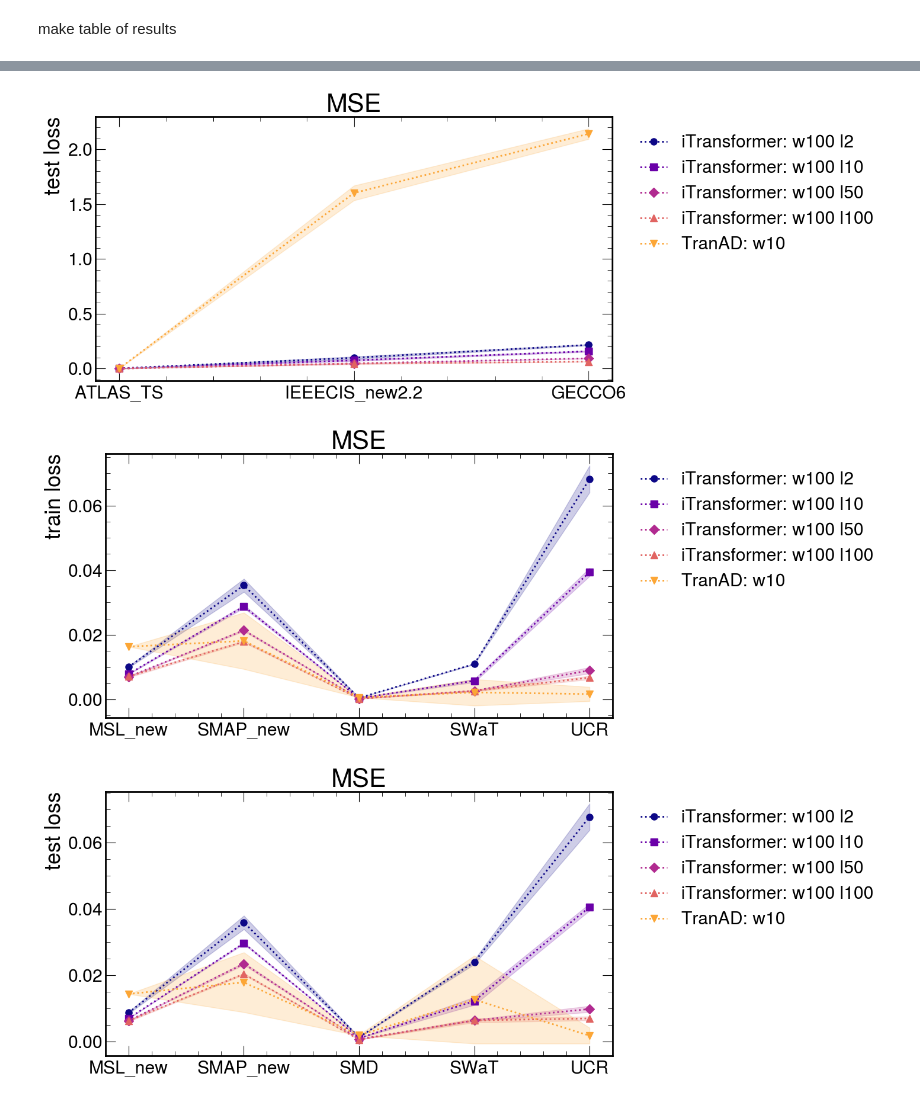
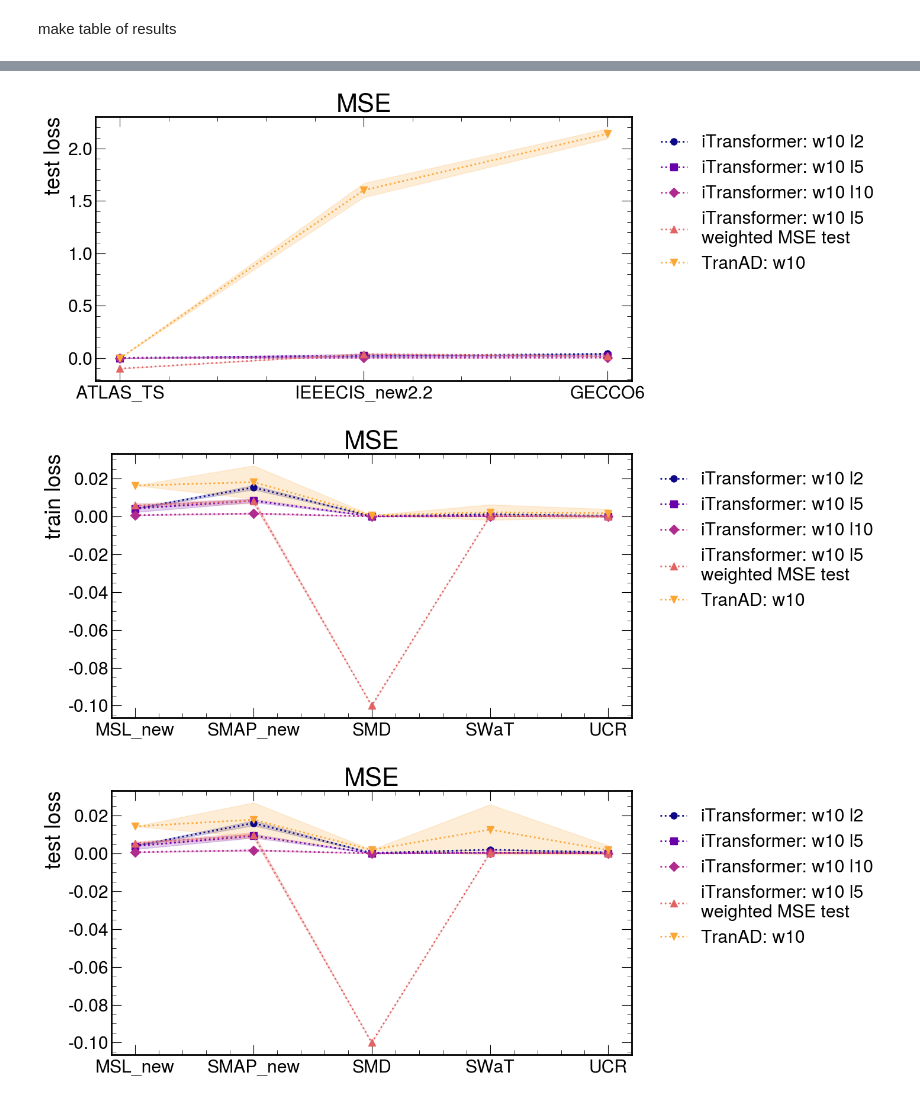
Before and after one commit to PedroKochinski/TSAD_from_laurab222, a Jupyter notebook: visualise.ipynb, the cells around one changed output, grey strips where cells are left out. Saved outputs shown, nothing was run; the diff lists cells and outputs as text; code cells hidden in the pictures.

Commit message:
new data loader + additional tests

```diff
--- a/visualise.ipynb
+++ b/visualise.ipynb
@@ -1436,17 +1438,19 @@ to compare different iTransformer models
 # %%
 config = {
- 'iTransformer3': {'window': 10, 'steps': 1, 'latent': 2, 'eps': 5, 'lab': 'iTransformer: w10 l2'},
- 'iTransformer4': {'window': 100, 'steps': 50, 'latent': 2, 'eps': 5, 'lab': 'iTransformer: w100 l2'},
- 'iTransformer5': {'window': 10, 'steps': 1, 'latent': 5, 'eps': 5, 'lab': 'iTransformer: w10 l5'},
- 'iTransformer6': {'window': 100, 'steps': 50, 'latent': 50, 'eps': 5, 'lab': 'iTransformer: w100 l50'},
- 'iTransformer7': {'window': 10, 'steps': 1, 'latent': 10, 'eps': 5, 'lab': 'iTransformer: w10 l10'},
- 'iTransformer8': {'window': 100, 'steps': 50, 'latent': 10, 'eps': 5, 'lab': 'iTransformer: w100 l10'},
- 'iTransformer9': {'window': 100, 'steps': 50, 'latent': 100, 'eps': 5, 'lab': 'iTransformer: w100 l100'},
+ 'iTransformer3': {'window': 10, 'steps': 1, 'latent': 2, 'eps': 5, 'lab': 'iTransformer: w10 l2', 'weighted': False},
+ 'iTransformer4': {'window': 100, 'steps': 50, 'latent': 2, 'eps': 5, 'lab': 'iTransformer: w100 l2', 'weighted': False},
+ 'iTransformer5': {'window': 10, 'steps': 1, 'latent': 5, 'eps': 5, 'lab': 'iTransformer: w10 l5', 'weighted': False},
+ 'iTransformer6': {'window': 100, 'steps': 50, 'latent': 50, 'eps': 5, 'lab': 'iTransformer: w100 l50', 'weighted': False},
+ 'iTransformer7': {'window': 10, 'steps': 1, 'latent': 10, 'eps': 5, 'lab': 'iTransformer: w10 l10', 'weighted': False},
+ 'iTransformer8': {'window': 100, 'steps': 50, 'latent': 10, 'eps': 5, 'lab': 'iTransformer: w100 l10', 'weighted': False},
+ 'iTransformer9': {'window': 100, 'steps': 50, 'latent': 100, 'eps': 5, 'lab': 'iTransformer: w100 l100', 'weighted': False},
+ 'iTransformer10': {'window': 10, 'steps': 1, 'latent': 5, 'eps': 5, 'lab': 'iTransformer: w10 l5 \nweighted MSE test', 'weighted': True},
+ 'iTransformer11': {'window': 100, 'steps': 50, 'latent': 50, 'eps': 5, 'lab': 'iTransformer: w100 l50 \nweighted MSE test', 'weighted': True},
  'TranAD': {'window': 10, 'steps': 1, 'eps': 5, 'lab': 'TranAD: w10'},
 }
 # %%
 datasets = ['IEEECIS_new2.2', 'SMAP_new', 'MSL_new', 'UCR', 'SMD', 'SWaT', 'GECCO6', 'ATLAS_TS']
-models = ['iTransformer3', 'iTransformer4', 'iTransformer5', 'iTransformer6', 'iTransformer7', 'iTransformer8', 'iTransformer9', 'TranAD',
+models = ['iTransformer3', 'iTransformer4', 'iTransformer5', 'iTransformer6', 'iTransformer7', 'iTransformer8', 'iTransformer9', 'iTransformer10', 'iTransformer11', 'TranAD',
           'OmniAnomaly', 'MAD_GAN', 'LSTM_AE', 'DAGMM', 'USAD', 'IF', 'None']
 
 all_paths = []
@@ -1454,7 +1458,7 @@ results_mean_std = {}
 for dataset in datasets:
     for model in models:
         if 'iTransformer' in model and model != 'iTransformer':
-            paths = glob.glob(f'{model[:-1]}/{model[:-1]}_{dataset}')
+            paths = glob.glob(f'iTransformer/iTransformer_{dataset}')
         else:
             paths = glob.glob(f'{model}/{model}_{dataset}')
         all_paths.extend(paths)
@@ -1467,7 +1471,10 @@ for dataset in datasets:
                 if model == 'TranAD':
                     res_path = glob.glob(f"{path}/*n_window{config[model]['window']}_steps{config[model]['steps']}*feats{feats}*/results/res.csv")
                 else:
-                    res_path = glob.glob(f"{path}/*n_window{config[model]['window']}_steps{config[model]['steps']}_feats{feats}_eps{config[model]['eps']}_latent{config[model]['latent']}_*/results/res.csv")
+                    if config[model]['weighted']:
+                        res_path = glob.glob(f"{path}/*n_window{config[model]['window']}_steps{config[model]['steps']}_feats{feats}_eps{config[model]['eps']}_latent{config[model]['latent']}_weighted*/results/res.csv")
+                    else:
+                        res_path = glob.glob(f"{path}/*n_window{config[model]['window']}_steps{config[model]['steps']}_feats{feats}_eps{config[model]['eps']}_latent{config[model]['latent']}_*/results/res.csv")
             elif model == 'None':
                 res_path = glob.glob(f'{path}/*feats{feats}*/results/res.csv')
             elif model == 'IF':
@@ -1486,9 +1493,10 @@ for dataset in datasets:
 
                 key = path.split('/')[1]
                 if 'iTransformer' in model and model != 'iTransformer':
-                    idx = len(model) - 1
+                    idx = len('iTransformer')  # len(model) - 1
+                    diff = len(model) - len('iTransformer')
                     # insert a number in the key to distinguish between the models at position idx
-                    key = key[:idx] + model[-1] + key[idx:]
+                    key = key[:idx] + model[-diff:] + key[idx:]
 
                 mean_values = tmp.groupby('Unnamed: 0').mean()
                 std_values = tmp.groupby('Unnamed: 0').std()
@@ -1524,7 +1532,7 @@ dict_keys(['iTransformer3_IEEECIS_new2.2', 'iTransformer4_IEEECIS_new2.2', 'iTra
 # %%
 # to check if loss values have been correctly added
 for key in results_mean_std.keys():
-    if 'iTransformer6' in key:
+    if 'iTransformer10' in key:
         if 'train loss' in results_mean_std[key]['mean'].columns:
             print(key)
             print(results_mean_std[key]['mean']['test loss']['global'])
@@ -1659,7 +1669,8 @@ def plot_best_MSE_mean_std(results, datasets, models, metric='test loss', name=N
                 scores['std'] = np.append(scores['std'], results[key]['std'][metric]['global'])
                 # print(results[key]['mean'][metric]['global'].min(), results[key]['std'][metric]['global'])
             else:
-                scores['mean'] = np.append(scores['mean'], -1)
+                scores['mean'] = np.append(scores['mean'], -0.1)
+                scores['std'] = np.append(scores['std'], 0)
 
         if labels:
             plt.plot(datasets, scores['mean'], marker=markers[j % len(markers)], linestyle=':', linewidth=2,
@@ -1702,12 +1714,12 @@ plot_scores_mean_std(results_mean_std, modes, data3, models3, metric='MCC', labe
 data41 = ['ATLAS_TS', 'IEEECIS_new2.2', 'GECCO6']
 data42 = ['MSL_new', 'SMAP_new', 'SMD', 'SWaT', 'UCR']
 
-models4 = ['iTransformer3', 'iTransformer5', 'iTransformer7', 'TranAD']
+models4 = ['iTransformer3', 'iTransformer5', 'iTransformer7', 'iTransformer10', 'TranAD']
 # ['iTransformer4', 'iTransformer8', 'iTransformer6', 'iTransformer9', 'TranAD']
 lab = [config[m]['lab'] for m in models4]
 
-name41 = None # 'latent_w10_rep5_1'
-name42 = None # 'latent_w10_rep5_2'
+name41 = 'latent_w10_rep5_3'
+name42 = 'latent_w10_rep5_4'
 
 plot_best_MSE_mean_std(results_mean_std, data41, models4, metric='train loss', labels=lab, name=name41)
 plot_best_MSE_mean_std(results_mean_std, data41, models4, metric='test loss', labels=lab, name=name41)
@@ -1718,6 +1730,6 @@ plot_best_MSE_mean_std(results_mean_std, data42, models4, metric='test loss', la
-[figure, old version]
+[figure, new version]
-[figure, old version]
+[figure, new version]
-[figure, old version]
+[figure, new version]
 # %%
 def list_results(results, datasets, models, metric='MCC', labels=None, val='mean'):
     dict = {}
```
Also changed, not shown: parts of 9 cells of this notebook, 10 other files.
